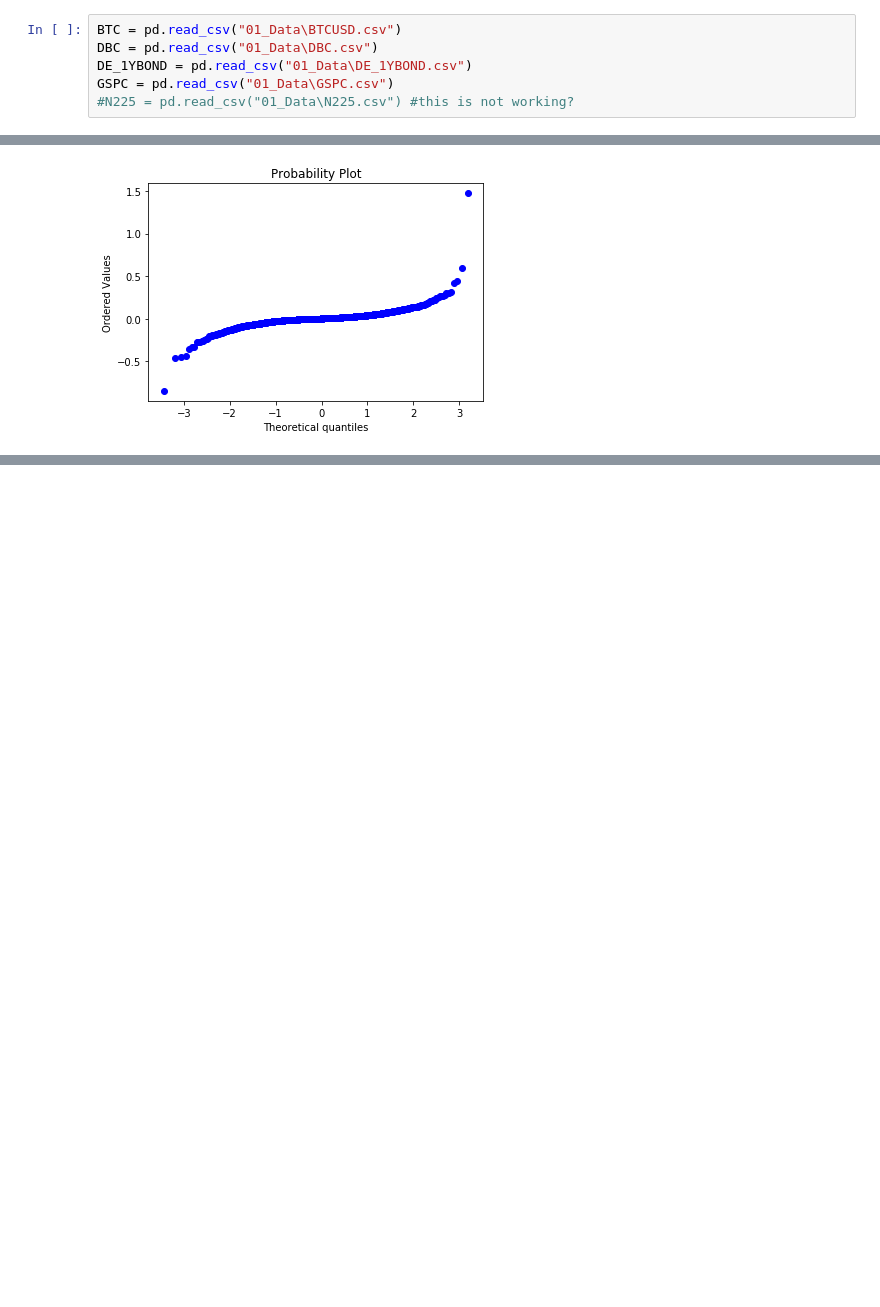
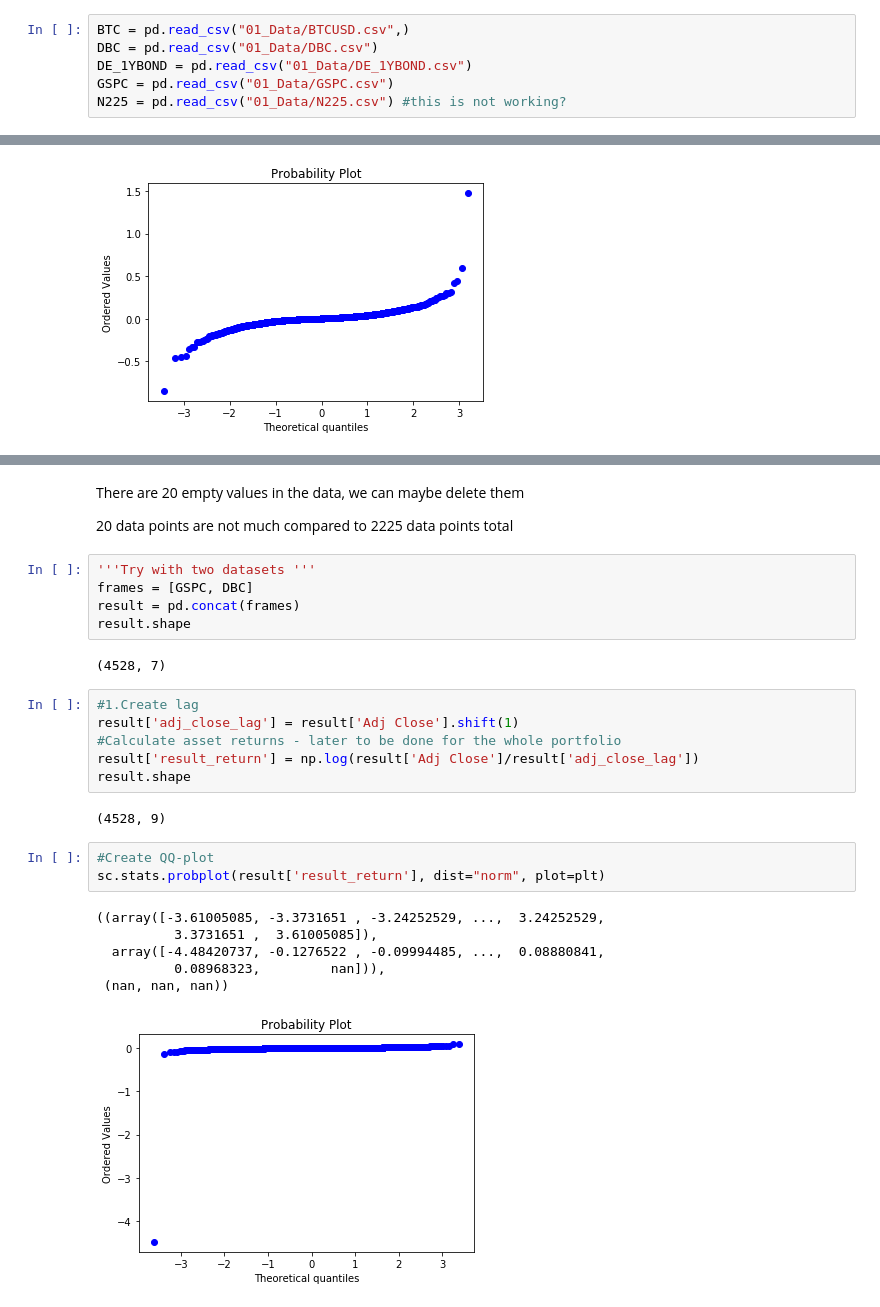
Before and after one commit to AnnaMariaAngelova/QRM2020, a Jupyter notebook: QRM_v02.ipynb, the cells around one changed output, grey strips where cells are left out. Drawn from its saved outputs; the diff is of its cells as text; blank space fills up the shorter version.

Commit message:
added comments and found data inconsistency

```diff
--- a/QRM_v02.ipynb
+++ b/QRM_v02.ipynb
@@ -18,11 +31,11 @@ import os
 #from arch import arch_model
 #from fnGARCH_2 import *
 # %%
-BTC = pd.read_csv("01_Data\BTCUSD.csv")
-DBC = pd.read_csv("01_Data\DBC.csv")
-DE_1YBOND = pd.read_csv("01_Data\DE_1YBOND.csv")
-GSPC = pd.read_csv("01_Data\GSPC.csv")
-#N225 = pd.read_csv("01_Data\N225.csv") #this is not working?
+BTC = pd.read_csv("01_Data/BTCUSD.csv",)
+DBC = pd.read_csv("01_Data/DBC.csv")
+DE_1YBOND = pd.read_csv("01_Data/DE_1YBOND.csv")
+GSPC = pd.read_csv("01_Data/GSPC.csv")
+N225 = pd.read_csv("01_Data/N225.csv") #this is not working?
 # %%
 BTC.head()
 # %% [output]
@@ -61,0 +165,29 @@ To-do (preprocessing):
+# %% [markdown]
+There are 20 empty values in the data, we can maybe delete them
+
+20 data points are not much compared to 2225 data points total
+# %%
+'''Try with two datasets '''
+frames = [GSPC, DBC]
+result = pd.concat(frames)
+result.shape
+# %% [output]
+(4528, 7)
+# %%
+#1.Create lag
+result['adj_close_lag'] = result['Adj Close'].shift(1)
+#Calculate asset returns - later to be done for the whole portfolio
+result['result_return'] = np.log(result['Adj Close']/result['adj_close_lag'])
+result.shape
+# %% [output]
+(4528, 9)
+# %%
+#Create QQ-plot
+sc.stats.probplot(result['result_return'], dist="norm", plot=plt)
+# %% [output]
+((array([-3.61005085, -3.3731651 , -3.24252529, ...,  3.24252529,
+          3.3731651 ,  3.61005085]),
+  array([-4.48420737, -0.1276522 , -0.09994485, ...,  0.08880841,
+          0.08968323,         nan])),
+ (nan, nan, nan))
+[figure, added]
```
Also changed, not shown: parts of 19 cells of this notebook.
